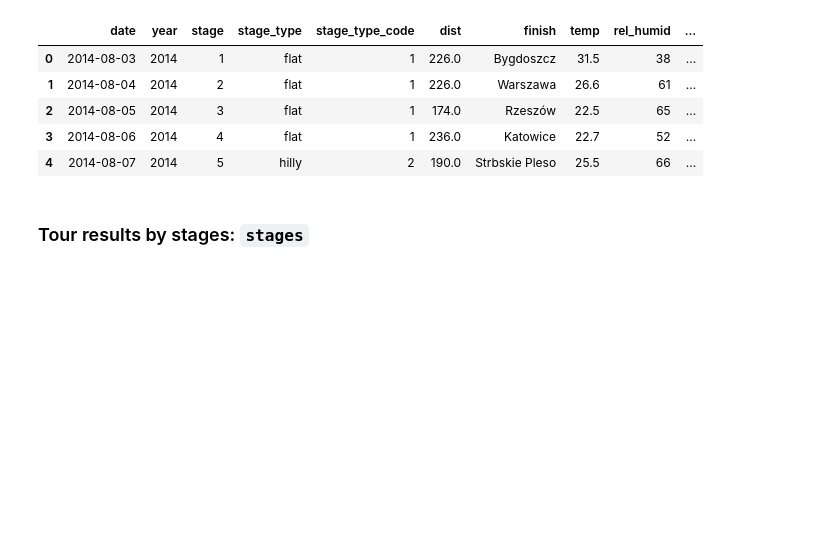
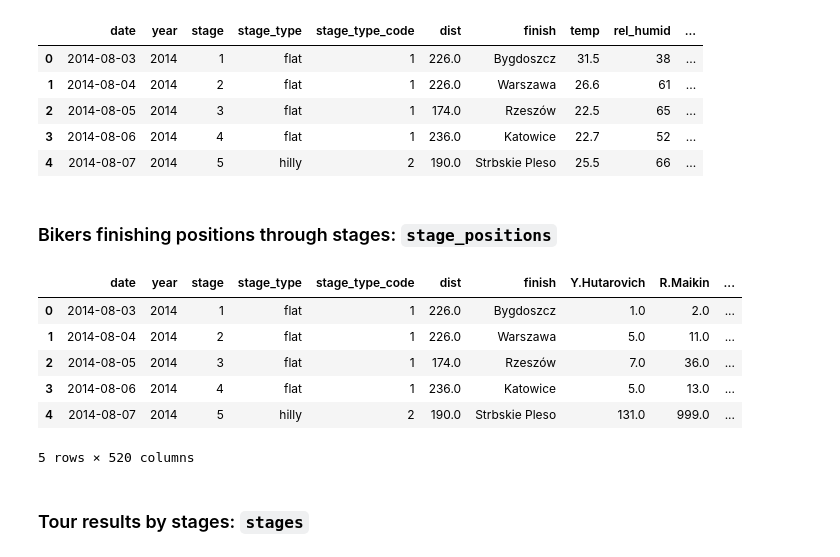
Before and after one commit to norbertstrzelecki/tour_de_pologne_top10, a Jupyter notebook: tdp_1_3_data_mining_and_cleaning.ipynb, the cells around one changed output. Cells and saved outputs as stored; diff of their text form; code cells hidden in the pictures; blank space fills up the shorter version.

```diff
--- a/tdp_1_3_data_mining_and_cleaning.ipynb
+++ b/tdp_1_3_data_mining_and_cleaning.ipynb
@@ -771,6 +767,19 @@ stages_summary.head()
 | 2 | 2014-08-05 | 2014 | 3 | flat | 1 | 174.0 | Rzeszów | 22.5 | 65 | ... |
 | 3 | 2014-08-06 | 2014 | 4 | flat | 1 | 236.0 | Katowice | 22.7 | 52 | ... |
 | 4 | 2014-08-07 | 2014 | 5 | hilly | 2 | 190.0 | Strbskie Pleso | 25.5 | 66 | ... |
+# %% [markdown]
+### Bikers finishing positions through stages: `stage_positions`
+# %%
+stage_positions.to_csv('preprocessed/pre_stage_positions.csv', index=False)
+stage_positions.head()
+# %% [output]
+|  | date | year | stage | stage_type | stage_type_code | dist | finish | Y.Hutarovich | R.Maikin | ... |
+| 0 | 2014-08-03 | 2014 | 1 | flat | 1 | 226.0 | Bygdoszcz | 1.0 | 2.0 | ... |
+| 1 | 2014-08-04 | 2014 | 2 | flat | 1 | 226.0 | Warszawa | 5.0 | 11.0 | ... |
+| 2 | 2014-08-05 | 2014 | 3 | flat | 1 | 174.0 | Rzeszów | 7.0 | 36.0 | ... |
+| 3 | 2014-08-06 | 2014 | 4 | flat | 1 | 236.0 | Katowice | 5.0 | 13.0 | ... |
+| 4 | 2014-08-07 | 2014 | 5 | hilly | 2 | 190.0 | Strbskie Pleso | 131.0 | 999.0 | ... |
+5 rows × 520 columns
 # %% [markdown]
 ### Tour results by stages: `stages`
 # %%
```
Also changed, not shown: parts of 12 cells of this notebook, 1 other file.
